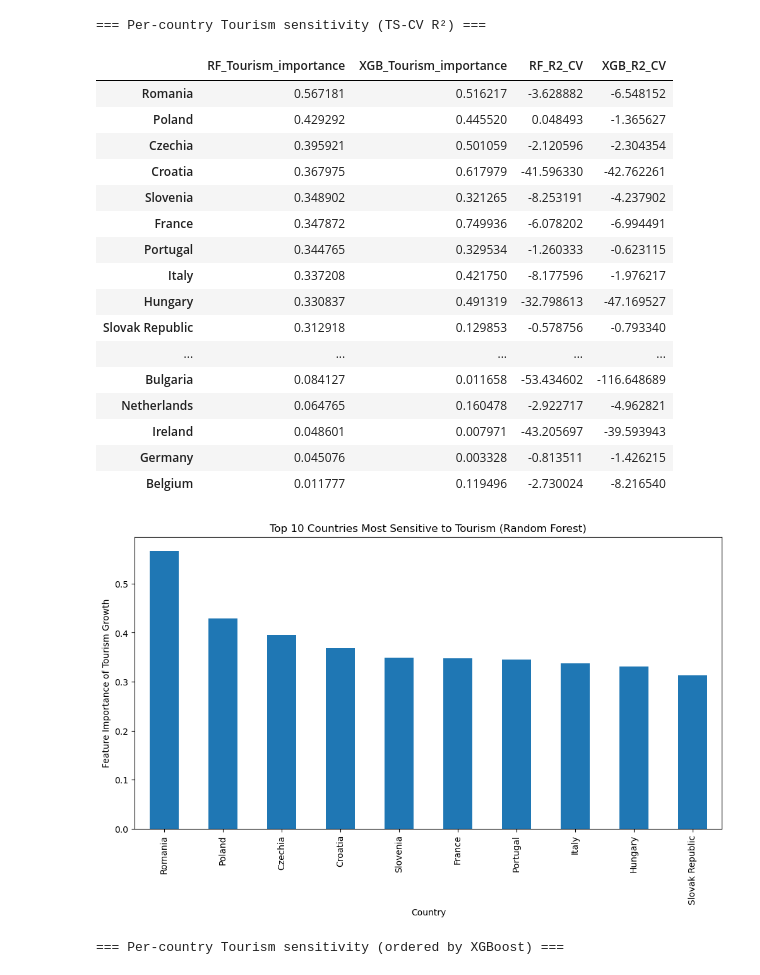
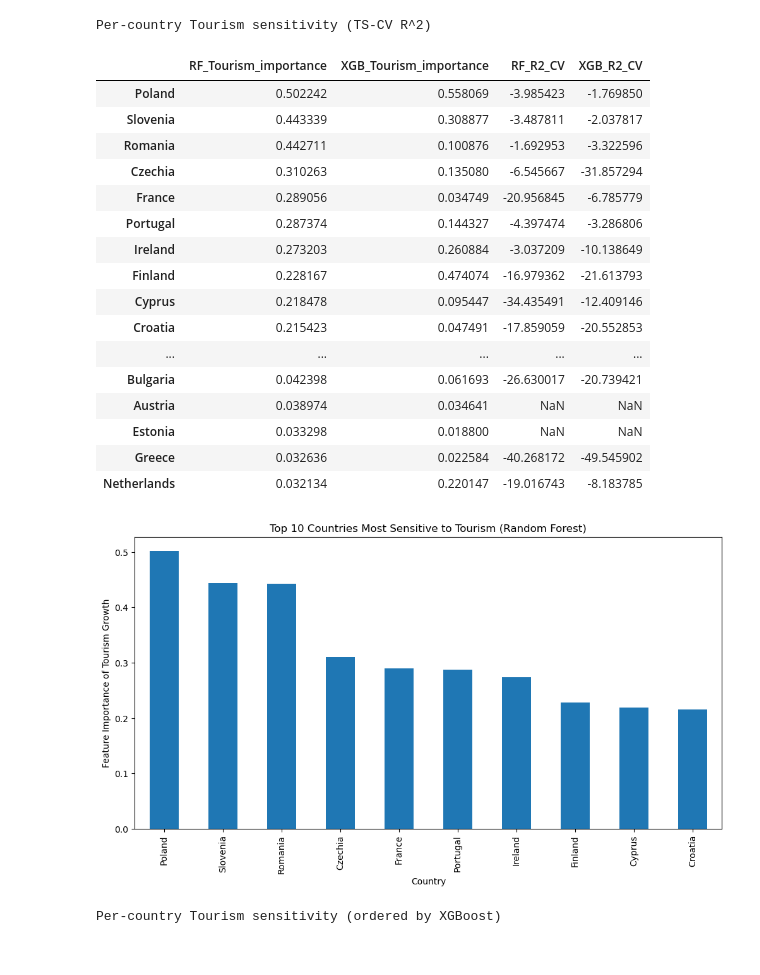
Before and after one commit to mvoynovich/DataAnalytics, a Jupyter notebook: Project/models.ipynb, the cells around one changed output. Saved outputs shown, nothing was run; the diff lists cells and outputs as text; code cells hidden in the pictures.

```diff
--- a/Project/models.ipynb
+++ b/Project/models.ipynb
@@ -11,6 +11,8 @@ df = pd.read_csv("../europe_tourism_gdp.csv")
 
 # GDP growth = (GDP_current_year - GDP_previous_year) / GDP_previous_year
 # Do same for tourism growth
+df = df.sort_values(['country', 'year'])
+
 df['GDP_growth'] = df.groupby('country')['GDP_constant_USD'].pct_change()
 df['Tourism_growth'] = df.groupby('country')['Tourism_receipts_USD'].pct_change()
 
@@ -214,13 +211,6 @@ from sklearn.model_selection import TimeSeriesSplit
 import xgboost as xgb
 import numpy as np
 import matplotlib.pyplot as plt
-
-# Load data
-df = pd.read_csv("../europe_tourism_gdp.csv")
-
-# create our two new features
-df['GDP_growth'] = df.groupby('country')['GDP_constant_USD'].pct_change()
-df['Tourism_growth'] = df.groupby('country')['Tourism_receipts_USD'].pct_change()
 
 # Select features and target
 features = [
@@ -298,49 +288,49 @@ sensitivity_df = pd.DataFrame({
     'XGB_Tourism_importance': pd.Series(xgb_sensitivity),
     'RF_R2_CV': pd.Series(r2_scores_rf),
     'XGB_R2_CV': pd.Series(r2_scores_xgb)
 }).sort_values(by='RF_Tourism_importance', ascending=False)
 
 print("\nPer-country Tourism sensitivity (TS-CV R^2)")
 display(sensitivity_df)
 
 # Plot RF importances
 plt.figure(figsize=(12,6))
 sensitivity_df['RF_Tourism_importance'].head(10).plot(kind='bar')
 plt.title('Top 10 Countries Most Sensitive to Tourism (Random Forest)')
 plt.ylabel('Feature Importance of Tourism Growth')
 plt.xlabel('Country')
 plt.show()
 
 # Plot XGBoost importances
 sensitivity_df_xgb = sensitivity_df.sort_values(by='XGB_Tourism_importance', ascending=False)
 print("\nPer-country Tourism sensitivity (ordered by XGBoost)")
 display(sensitivity_df_xgb)
 
 plt.figure(figsize=(12,6))
 sensitivity_df_xgb['XGB_Tourism_importance'].head(10).plot(kind='bar')
 plt.title('Top 10 Countries Most Sensitive to Tourism (XGBoost)')
 plt.ylabel('Feature Importance of Tourism Growth')
 plt.xlabel('Country')
 plt.show()
 # %% [output]
-=== Per-country Tourism sensitivity (TS-CV R²) ===
+Per-country Tourism sensitivity (TS-CV R^2)
 |  | RF_Tourism_importance | XGB_Tourism_importance | RF_R2_CV | XGB_R2_CV |
-| Romania | 0.567181 | 0.516217 | -3.628882 | -6.548152 |
-| Poland | 0.429292 | 0.445520 | 0.048493 | -1.365627 |
-| Czechia | 0.395921 | 0.501059 | -2.120596 | -2.304354 |
-| Croatia | 0.367975 | 0.617979 | -41.596330 | -42.762261 |
-| Slovenia | 0.348902 | 0.321265 | -8.253191 | -4.237902 |
-| France | 0.347872 | 0.749936 | -6.078202 | -6.994491 |
-| Portugal | 0.344765 | 0.329534 | -1.260333 | -0.623115 |
-| Italy | 0.337208 | 0.421750 | -8.177596 | -1.976217 |
-| Hungary | 0.330837 | 0.491319 | -32.798613 | -47.169527 |
-| Slovak Republic | 0.312918 | 0.129853 | -0.578756 | -0.793340 |
+| Poland | 0.502242 | 0.558069 | -3.985423 | -1.769850 |
+| Slovenia | 0.443339 | 0.308877 | -3.487811 | -2.037817 |
+| Romania | 0.442711 | 0.100876 | -1.692953 | -3.322596 |
+| Czechia | 0.310263 | 0.135080 | -6.545667 | -31.857294 |
+| France | 0.289056 | 0.034749 | -20.956845 | -6.785779 |
+| Portugal | 0.287374 | 0.144327 | -4.397474 | -3.286806 |
+| Ireland | 0.273203 | 0.260884 | -3.037209 | -10.138649 |
+| Finland | 0.228167 | 0.474074 | -16.979362 | -21.613793 |
+| Cyprus | 0.218478 | 0.095447 | -34.435491 | -12.409146 |
+| Croatia | 0.215423 | 0.047491 | -17.859059 | -20.552853 |
 | ... | ... | ... | ... | ... |
-| Bulgaria | 0.084127 | 0.011658 | -53.434602 | -116.648689 |
-| Netherlands | 0.064765 | 0.160478 | -2.922717 | -4.962821 |
-| Ireland | 0.048601 | 0.007971 | -43.205697 | -39.593943 |
-| Germany | 0.045076 | 0.003328 | -0.813511 | -1.426215 |
-| Belgium | 0.011777 | 0.119496 | -2.730024 | -8.216540 |
+| Bulgaria | 0.042398 | 0.061693 | -26.630017 | -20.739421 |
+| Austria | 0.038974 | 0.034641 | NaN | NaN |
+| Estonia | 0.033298 | 0.018800 | NaN | NaN |
+| Greece | 0.032636 | 0.022584 | -40.268172 | -49.545902 |
+| Netherlands | 0.032134 | 0.220147 | -19.016743 | -8.183785 |
-[figure, old version]
+[figure, new version]
-=== Per-country Tourism sensitivity (ordered by XGBoost) ===
+Per-country Tourism sensitivity (ordered by XGBoost)
 |  | RF_Tourism_importance | XGB_Tourism_importance | RF_R2_CV | XGB_R2_CV |
```
Also changed, not shown: parts of 4 cells of this notebook, 3 other files.
